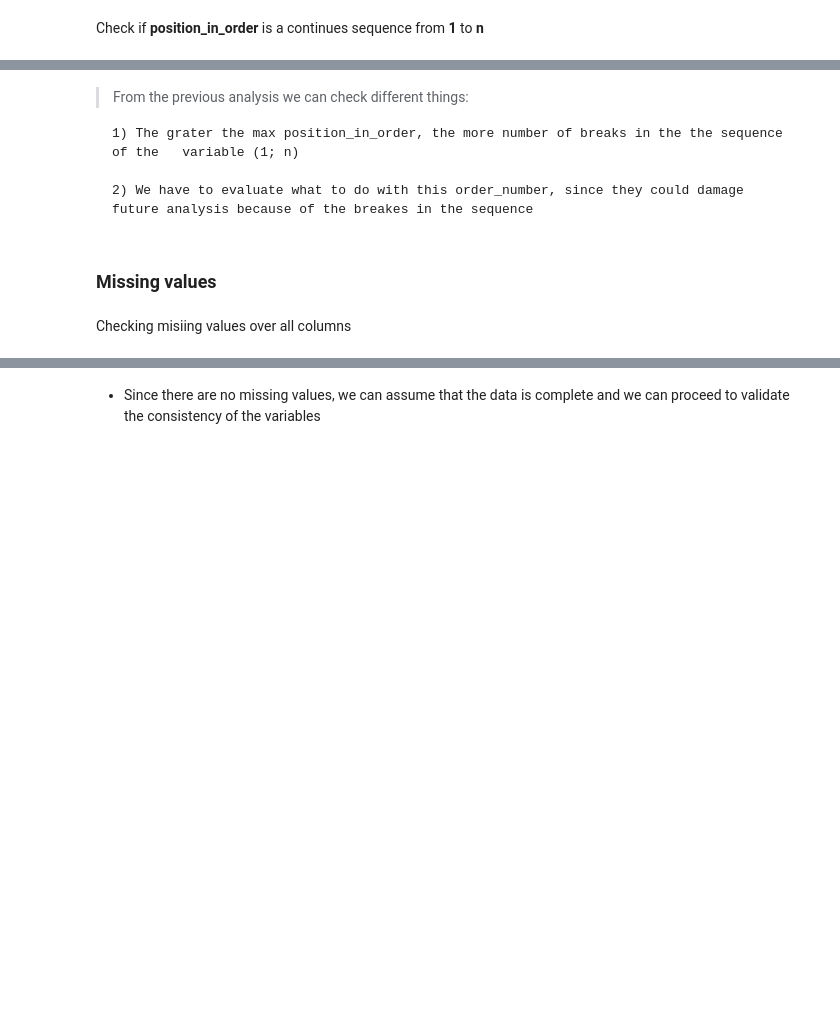
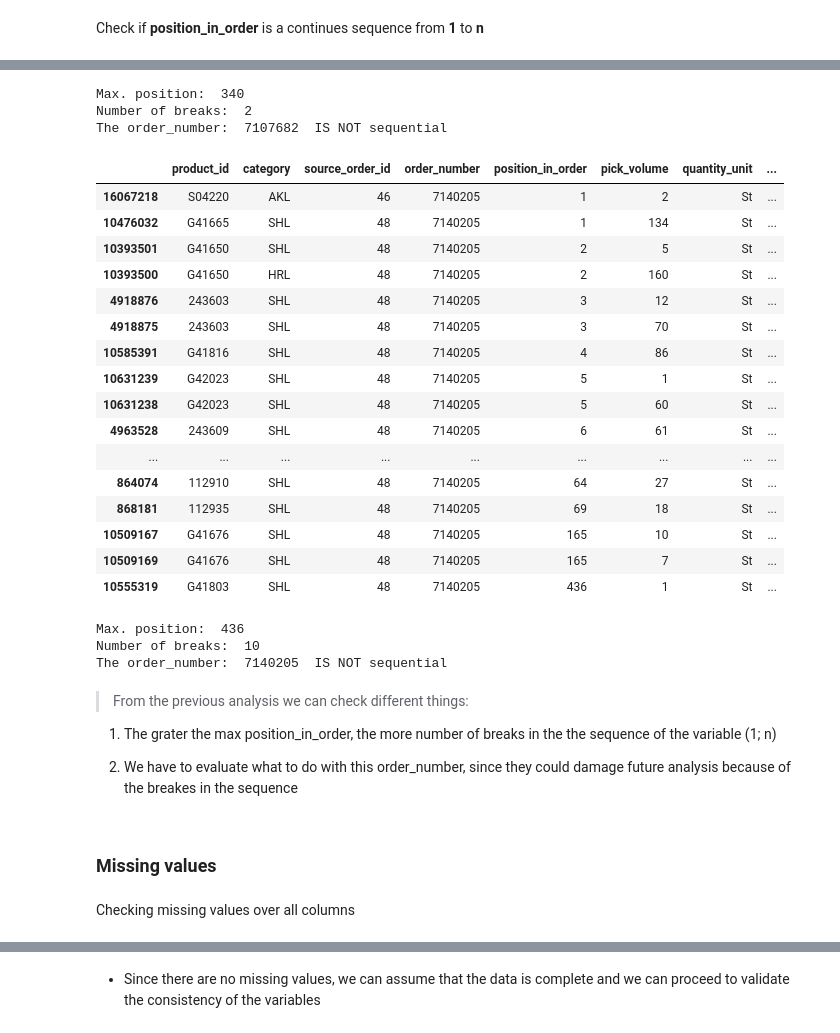
Before and after one commit to aleksandarkling/OBETAWarehousingAnalyticsProject, a Jupyter notebook: Step 1 - Preparing Data/pick_data.ipynb, the cells around one changed output, grey strips where cells are left out. Saved outputs shown, nothing was run; the diff lists cells and outputs as text; code cells hidden in the pictures; blank space fills up the shorter version.

```diff
--- a/Step 1 - Preparing Data/pick_data.ipynb
+++ b/Step 1 - Preparing Data/pick_data.ipynb
@@ -482,6 +637,6 @@ pick_data_t[pick_data_t["order_number"] == random_position].sort_values(by="posi
 # %%
 # check if values in position_in_order are sequential
-sorted_list = [int(x) for x in set(pick_data_t[pick_data_t["order_number"] == random_position].sort_values(by="position_in_order")["position_in_order"].values)]
+sorted_list = [int(x) for x in set(pick_data[pick_data["order_number"] == random_position].sort_values(by="position_in_order")["position_in_order"].values)]
 sequential_count = count_non_sequential(sorted_list)
 print("Max. position: ", sorted(sorted_list)[-1])
 print("Number of breaks: ", sequential_count)
@@ -489,13 +644,35 @@ if count_non_sequential(sorted_list) == 0:
     print("The order_number: ", random_position, " IS sequential")
 else:
     print("The order_number: ", random_position, " IS NOT sequential")
+# %% [output]
+Max. position:  340
+Number of breaks:  2
+The order_number:  7107682  IS NOT sequential
 # %%
 # check random order_number with position_in_order > 400
-random_position = pick_data_t[pick_data_t["position_in_order"] > 400].head(1)["order_number"].values[0]
-pick_data_t[pick_data_t["order_number"] == random_position].sort_values(by="position_in_order")
+random_position = pick_data[pick_data["position_in_order"] > 400].head(1)["order_number"].values[0]
+pick_data[pick_data["order_number"] == random_position].sort_values(by="position_in_order")
+# %% [output]
+|  | product_id | category | source_order_id | order_number | position_in_order | pick_volume | quantity_unit | ... |
+| 16067218 | S04220 | AKL | 46 | 7140205 | 1 | 2 | St | ... |
+| 10476032 | G41665 | SHL | 48 | 7140205 | 1 | 134 | St | ... |
+| 10393501 | G41650 | SHL | 48 | 7140205 | 2 | 5 | St | ... |
+| 10393500 | G41650 | HRL | 48 | 7140205 | 2 | 160 | St | ... |
+| 4918876 | 243603 | SHL | 48 | 7140205 | 3 | 12 | St | ... |
+| 4918875 | 243603 | SHL | 48 | 7140205 | 3 | 70 | St | ... |
+| 10585391 | G41816 | SHL | 48 | 7140205 | 4 | 86 | St | ... |
+| 10631239 | G42023 | SHL | 48 | 7140205 | 5 | 1 | St | ... |
+| 10631238 | G42023 | SHL | 48 | 7140205 | 5 | 60 | St | ... |
+| 4963528 | 243609 | SHL | 48 | 7140205 | 6 | 61 | St | ... |
+| ... | ... | ... | ... | ... | ... | ... | ... | ... |
+| 864074 | 112910 | SHL | 48 | 7140205 | 64 | 27 | St | ... |
+| 868181 | 112935 | SHL | 48 | 7140205 | 69 | 18 | St | ... |
+| 10509167 | G41676 | SHL | 48 | 7140205 | 165 | 10 | St | ... |
+| 10509169 | G41676 | SHL | 48 | 7140205 | 165 | 7 | St | ... |
+| 10555319 | G41803 | SHL | 48 | 7140205 | 436 | 1 | St | ... |
 # %%
 # check if values in position_in_order are sequential
-sorted_list = [int(x) for x in set(pick_data_t[pick_data_t["order_number"] == random_position].sort_values(by="position_in_order")["position_in_order"].values)]
+sorted_list = [int(x) for x in set(pick_data[pick_data["order_number"] == random_position].sort_values(by="position_in_order")["position_in_order"].values)]
 sequential_count = count_non_sequential(sorted_list)
 print("Max. position: ", sorted(sorted_list)[-1])
 print("Number of breaks: ", sequential_count)
@@ -503,15 +680,19 @@ if count_non_sequential(sorted_list) == 0:
     print("The order_number: ", random_position, " IS sequential")
 else:
     print("The order_number: ", random_position, " IS NOT sequential")
+# %% [output]
+Max. position:  436
+Number of breaks:  10
+The order_number:  7140205  IS NOT sequential
 # %% [markdown]
 > From the previous analysis we can check different things:
 
-    1) The grater the max position_in_order, the more number of breaks in the the sequence of the   variable (1; n)
+1) The grater the max position_in_order, the more number of breaks in the the sequence of the   variable (1; n)
 
-    2) We have to evaluate what to do with this order_number, since they could damage future analysis because of the breakes in the sequence
+2) We have to evaluate what to do with this order_number, since they could damage future analysis because of the breakes in the sequence
 # %% [markdown]
 ### Missing values
 # %% [markdown]
-Checking misiing values over all columns
+Checking missing values over all columns
 # %%
 # check count of missing values for each variable
```
Also changed, not shown: parts of 60 cells of this notebook, 1 other file.
